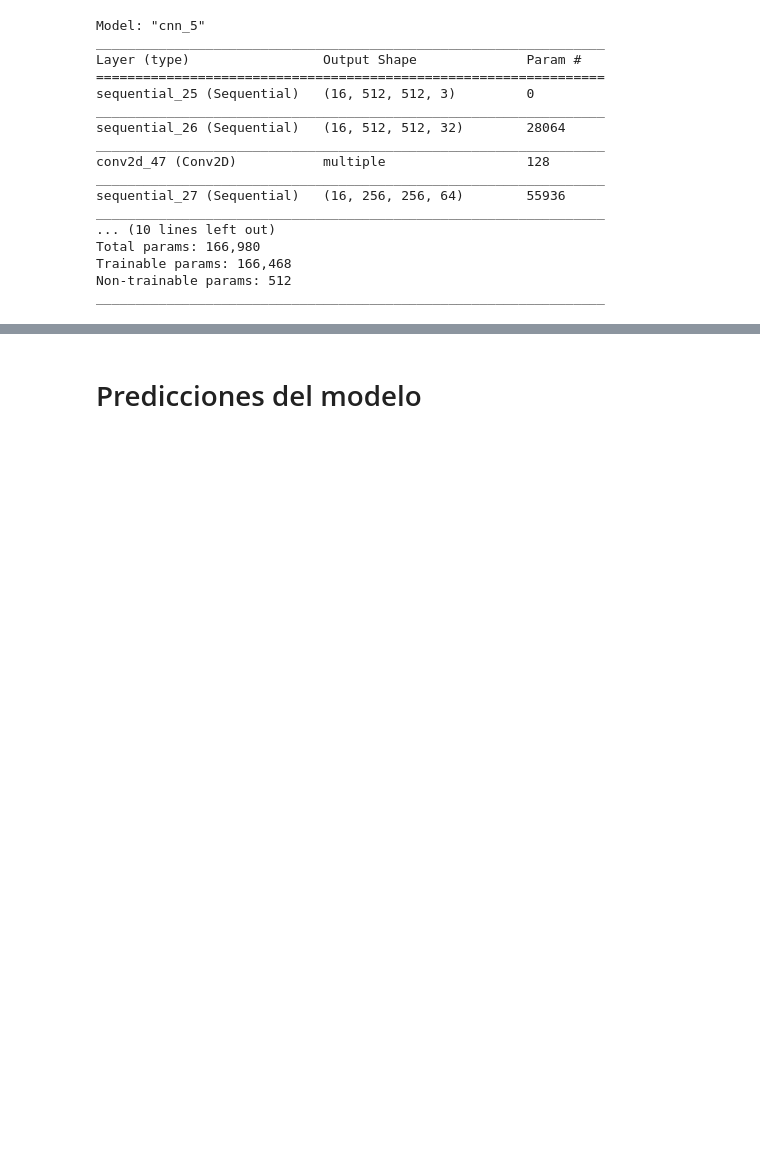
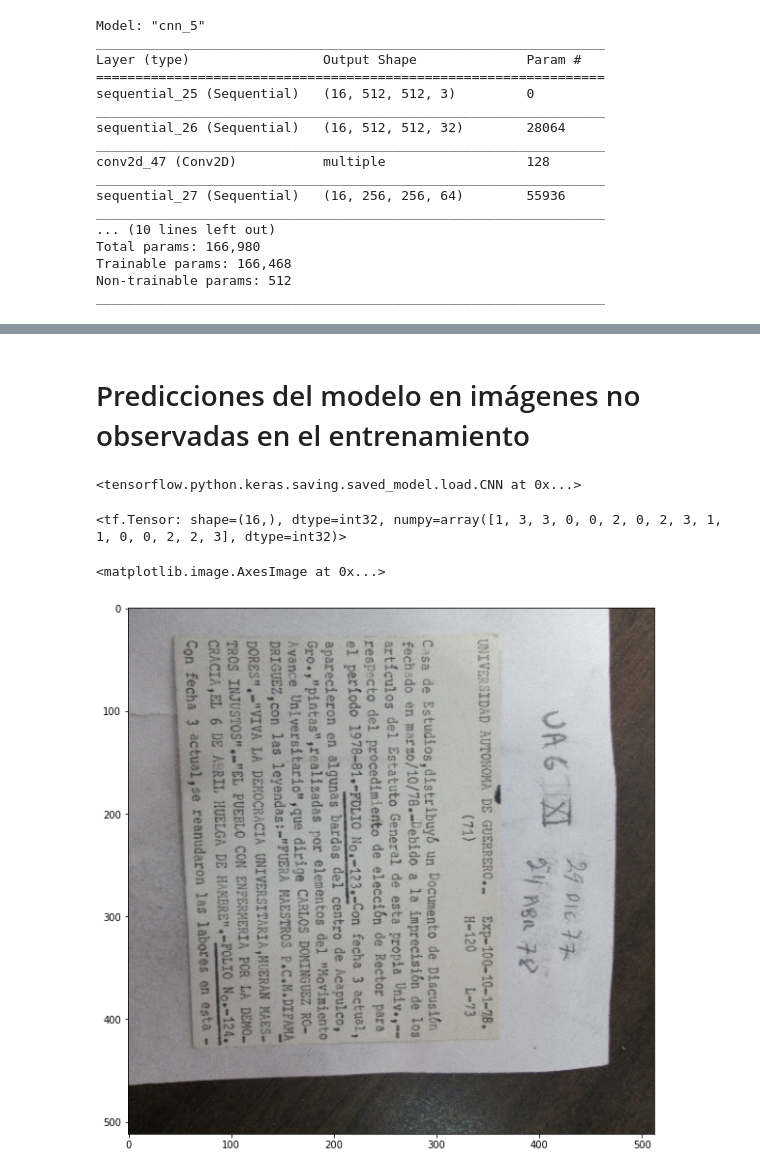
Before and after one commit to Hackaton-JusticIA-2021/deep-puma, a Jupyter notebook: TransCNN/Rotacion.ipynb, the cells around one changed output, grey strips where cells are left out. Cells and saved outputs as stored; diff of their text form; code cells hidden in the pictures; blank space fills up the shorter version.

```diff
--- a/TransCNN/Rotacion.ipynb
+++ b/TransCNN/Rotacion.ipynb
@@ -281,10 +282,22 @@ Epoch 61/10000
 # %% [markdown]
-# Predicciones del modelo
+# Predicciones del modelo en imágenes no observadas en el entrenamiento
+# %%
+tf.keras.models.load_model('./mymodel_690/')
+# %% [output]
+<tensorflow.python.keras.saving.saved_model.load.CNN at 0x...>
+# %%
+test_img, test_label = next(iter(test_batches))
 # %%
-pred = model(i, training=False)
+pred = model(test_img, training=False)
+pred = tf.cast(tf.math.argmax(pred, axis=1), tf.int32)
 pred
+# %% [output]
+<tf.Tensor: shape=(16,), dtype=int32, numpy=array([1, 3, 3, 0, 0, 2, 0, 2, 3, 1, 1, 0, 0, 2, 2, 3], dtype=int32)>
 # %%
-n = 3
+n = 1
 fig = plt.figure(figsize=(10, 10))
-plt.imshow(i[n])
+plt.imshow(tf.cast(test_img[n], tf.uint8))
+# %% [output]
+<matplotlib.image.AxesImage at 0x...>
+[figure, added]
 # %%
```
Also changed, not shown: parts of 3 cells of this notebook.
